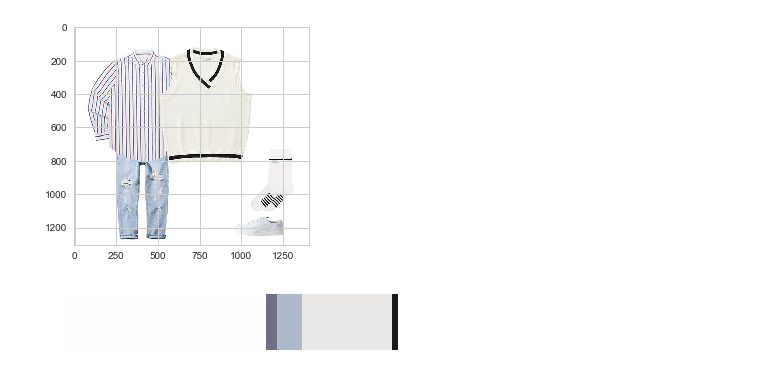
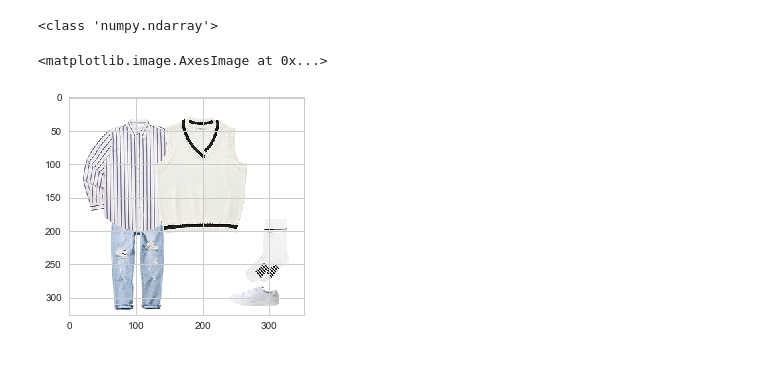
Before and after one commit to dooyeoung/codi_recommendation, a Jupyter notebook: analysis_image.ipynb, the cells around one changed output. Saved outputs shown, nothing was run; the diff lists cells and outputs as text; code cells hidden in the pictures.

```diff
--- a/analysis_image.ipynb
+++ b/analysis_image.ipynb
@@ -51,14 +84,14 @@ def image_color_cluster(image_path, k = 5):
 # %%
 image_path = "1.jpeg"
 
 #preview image
 image = cv2.imread(image_path)
+print(type(image))
+
 image = cv2.cvtColor(image, cv2.COLOR_BGR2RGB)
+image = cv2.resize(image, None, fx=1/4, fy=1/4, interpolation = cv2.INTER_CUBIC)
 plt.imshow(image)
-
-image = image.reshape((image.shape[0] * image.shape[1], 3)) # height, width 통합
-
-image_color_cluster(image_path)
 # %% [output]
+<class 'numpy.ndarray'>
+<matplotlib.image.AxesImage at 0x...>
-[figure, old version]
+[figure, new version]
-[figure, removed]
```
Also changed, not shown: parts of 10 cells of this notebook.
